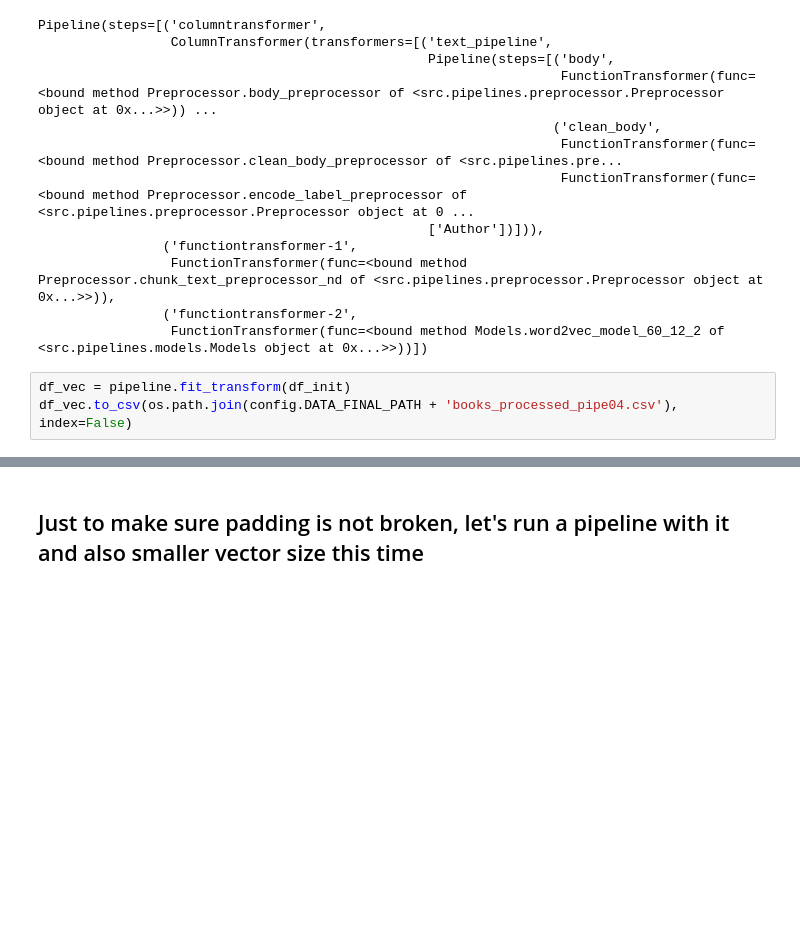
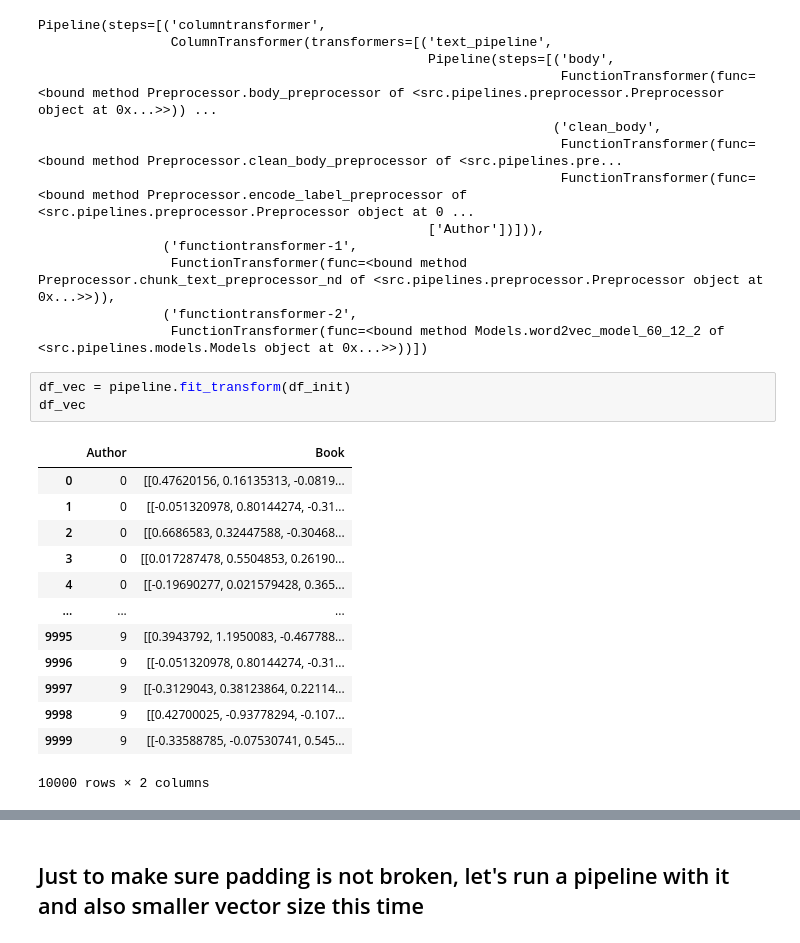
Before and after one commit to Nico404/ywl, a Jupyter notebook: notebooks/03_preprocessing_pipeline.ipynb, the cells around one changed output, grey strips where cells are left out. Drawn from its saved outputs; the diff is of its cells as text; blank space fills up the shorter version.

```diff
--- a/notebooks/03_preprocessing_pipeline.ipynb
+++ b/notebooks/03_preprocessing_pipeline.ipynb
@@ -90,4 +189,18 @@ Pipeline(steps=[('columntransformer',
                  FunctionTransformer(func=<bound method Models.word2vec_model_60_12_2 of <src.pipelines.models.Models object at 0x...>>))])
 # %%
 df_vec = pipeline.fit_transform(df_init)
-df_vec.to_csv(os.path.join(config.DATA_FINAL_PATH + 'books_processed_pipe04.csv'), index=False)
+df_vec
+# %% [output]
+|  | Author | Book |
+| 0 | 0 | [[0.47620156, 0.16135313, -0.0819... |
+| 1 | 0 | [[-0.051320978, 0.80144274, -0.31... |
+| 2 | 0 | [[0.6686583, 0.32447588, -0.30468... |
+| 3 | 0 | [[0.017287478, 0.5504853, 0.26190... |
+| 4 | 0 | [[-0.19690277, 0.021579428, 0.365... |
+| ... | ... | ... |
+| 9995 | 9 | [[0.3943792, 1.1950083, -0.467788... |
+| 9996 | 9 | [[-0.051320978, 0.80144274, -0.31... |
+| 9997 | 9 | [[-0.3129043, 0.38123864, 0.22114... |
+| 9998 | 9 | [[0.42700025, -0.93778294, -0.107... |
+| 9999 | 9 | [[-0.33588785, -0.07530741, 0.545... |
+10000 rows × 2 columns
```
Also changed, not shown: parts of 25 cells of this notebook, 1 other file.
